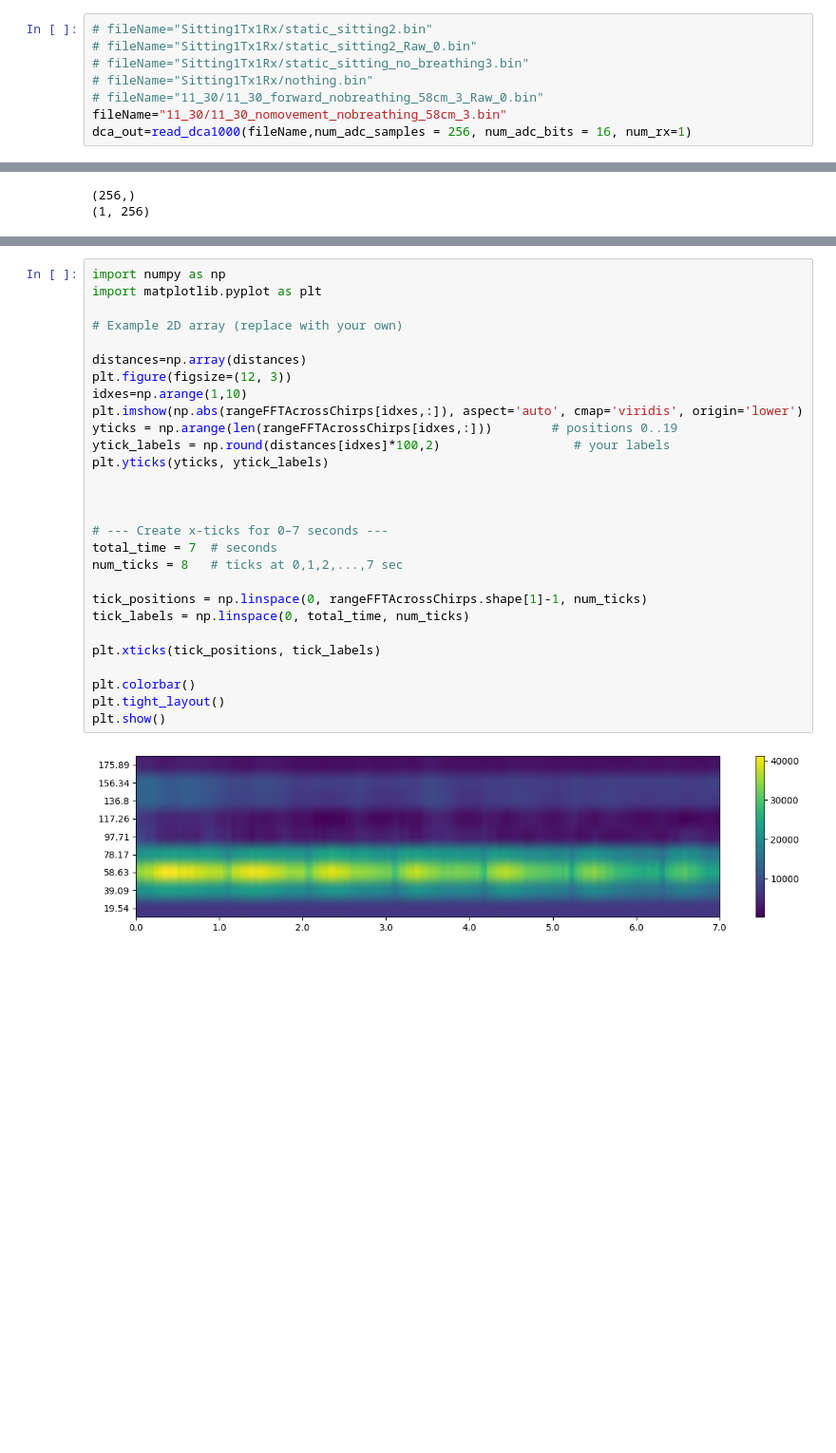
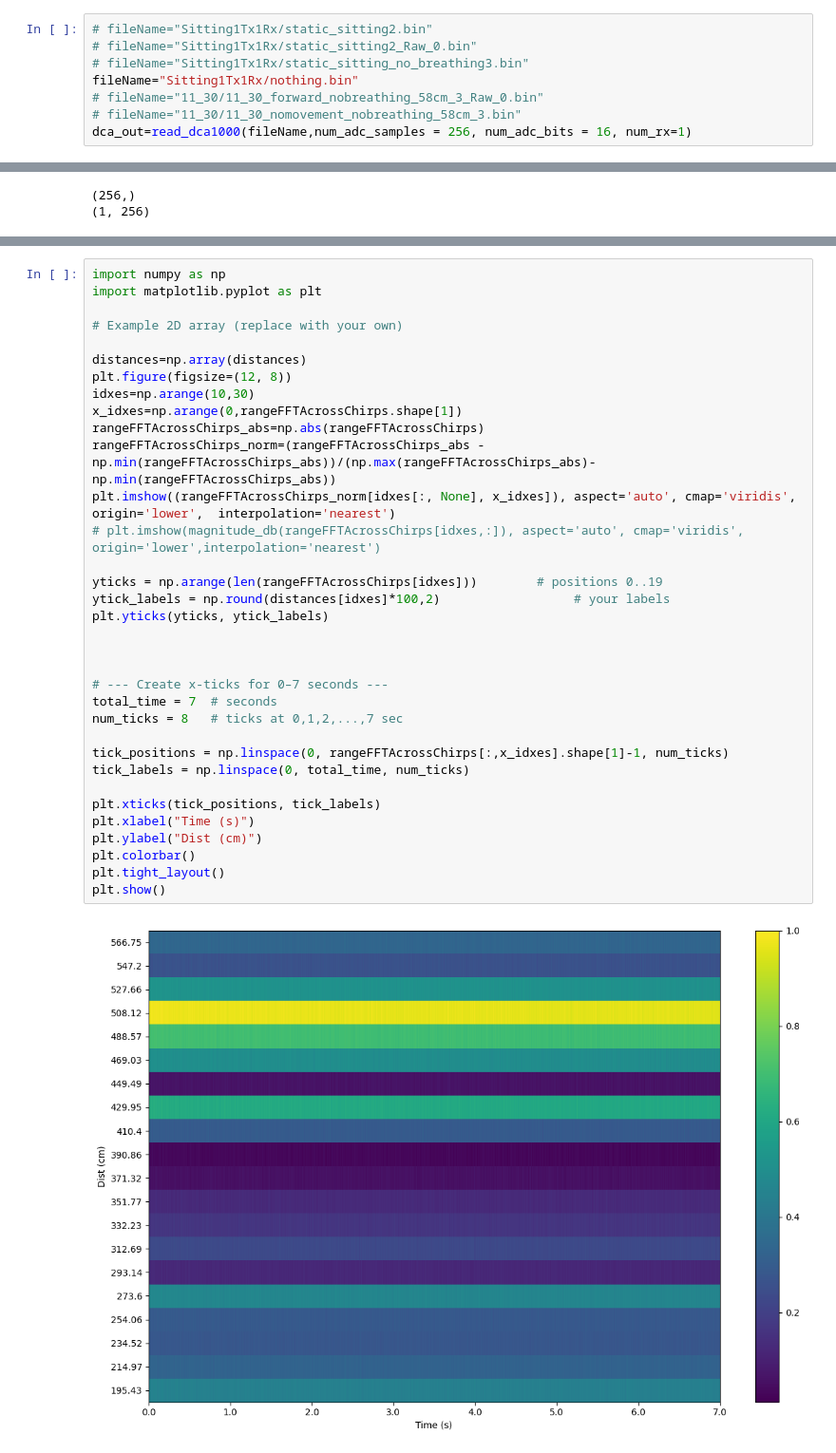
Before and after one commit to manavjeetsingh/mmWaveDataExtraction, a Jupyter notebook: rawDataProcessing1Rx1Tx.ipynb, the cells around one changed output, grey strips where cells are left out. Shown at 95% size. Cells and saved outputs as stored; diff of their text form; blank space fills up the shorter version.

```diff
--- a/rawDataProcessing1Rx1Tx.ipynb
+++ b/rawDataProcessing1Rx1Tx.ipynb
@@ -7,7 +7,7 @@ from dcalib import read_dca1000
 # fileName="Sitting1Tx1Rx/static_sitting2.bin"
 # fileName="Sitting1Tx1Rx/static_sitting2_Raw_0.bin"
 # fileName="Sitting1Tx1Rx/static_sitting_no_breathing3.bin"
-# fileName="Sitting1Tx1Rx/nothing.bin"
+fileName="Sitting1Tx1Rx/nothing.bin"
 # fileName="11_30/11_30_forward_nobreathing_58cm_3_Raw_0.bin"
-fileName="11_30/11_30_nomovement_nobreathing_58cm_3.bin"
+# fileName="11_30/11_30_nomovement_nobreathing_58cm_3.bin"
 dca_out=read_dca1000(fileName,num_adc_samples = 256, num_adc_bits = 16, num_rx=1)
@@ -159,30 +170,36 @@ magAt58cm=np.array(magAtXXcm)
 # %%
 import numpy as np
 import matplotlib.pyplot as plt
 
 # Example 2D array (replace with your own)
 
 distances=np.array(distances)
-plt.figure(figsize=(12, 3))
-idxes=np.arange(1,10)
-plt.imshow(np.abs(rangeFFTAcrossChirps[idxes,:]), aspect='auto', cmap='viridis', origin='lower')
-yticks = np.arange(len(rangeFFTAcrossChirps[idxes,:]))        # positions 0..19
+plt.figure(figsize=(12, 8))
+idxes=np.arange(10,30)
+x_idxes=np.arange(0,rangeFFTAcrossChirps.shape[1])
+rangeFFTAcrossChirps_abs=np.abs(rangeFFTAcrossChirps)
+rangeFFTAcrossChirps_norm=(rangeFFTAcrossChirps_abs - np.min(rangeFFTAcrossChirps_abs))/(np.max(rangeFFTAcrossChirps_abs)-np.min(rangeFFTAcrossChirps_abs))
+plt.imshow((rangeFFTAcrossChirps_norm[idxes[:, None], x_idxes]), aspect='auto', cmap='viridis', origin='lower',  interpolation='nearest')
+# plt.imshow(magnitude_db(rangeFFTAcrossChirps[idxes,:]), aspect='auto', cmap='viridis', origin='lower',interpolation='nearest')
+
+yticks = np.arange(len(rangeFFTAcrossChirps[idxes]))        # positions 0..19
 ytick_labels = np.round(distances[idxes]*100,2)                  # your labels
 plt.yticks(yticks, ytick_labels)
 
 
 
 # --- Create x-ticks for 0–7 seconds ---
 total_time = 7  # seconds
 num_ticks = 8   # ticks at 0,1,2,...,7 sec
 
-tick_positions = np.linspace(0, rangeFFTAcrossChirps.shape[1]-1, num_ticks)
+tick_positions = np.linspace(0, rangeFFTAcrossChirps[:,x_idxes].shape[1]-1, num_ticks)
 tick_labels = np.linspace(0, total_time, num_ticks)
 
 plt.xticks(tick_positions, tick_labels)
-
+plt.xlabel("Time (s)")
+plt.ylabel("Dist (cm)")
 plt.colorbar()
 plt.tight_layout()
 plt.show()
 # %% [output]
-[figure, old version]
+[figure, new version]
```
Also changed, not shown: parts of 13 cells of this notebook, 5 other files.
